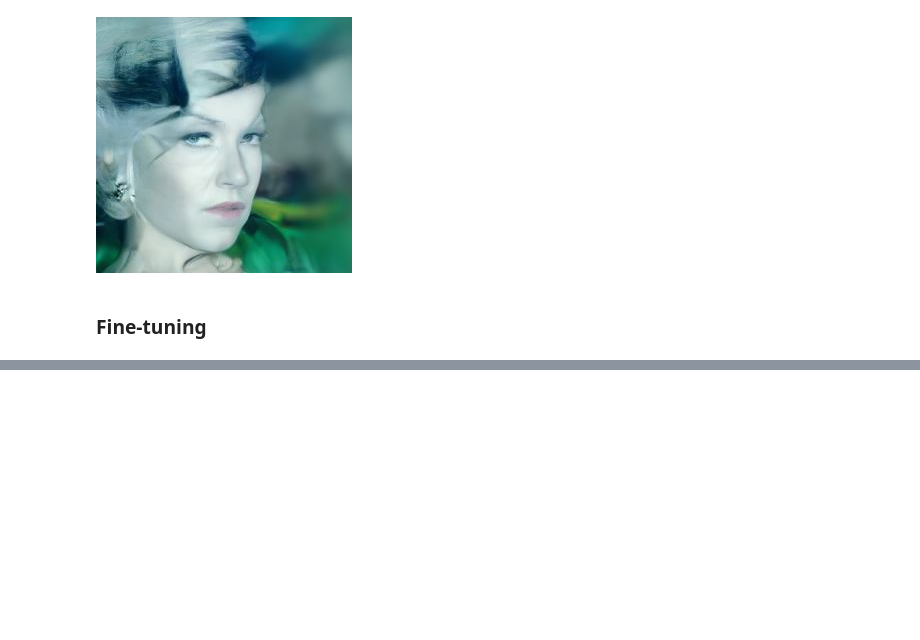
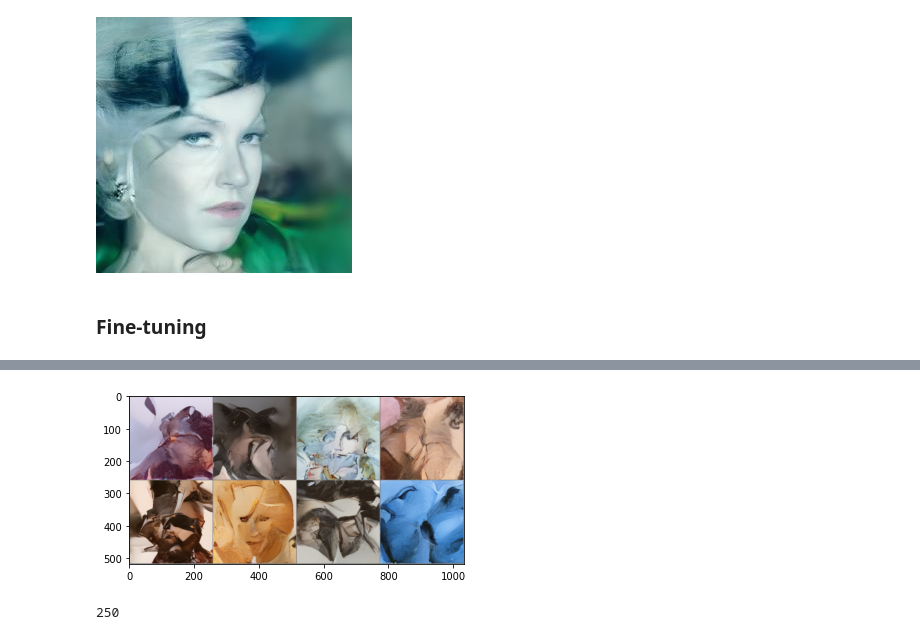
Before and after one commit to matteopilotto/diffusion-models-class, a Jupyter notebook: unit2/01_finetuning_and_guidance_mp.ipynb, the cells around one changed output, grey strips where cells are left out. Cells and saved outputs as stored; diff of their text form; code cells hidden in the pictures; blank space fills up the shorter version.

```diff
--- a/unit2/01_finetuning_and_guidance_mp.ipynb
+++ b/unit2/01_finetuning_and_guidance_mp.ipynb
@@ -177,0 +180,19 @@ plt.plot(losses);
+# %%
+x = torch.randn(8, 3, 256, 256).to(device)
+
+model = pipeline.unet
+model.eval()
+
+for i, t in enumerate(tqdm(scheduler.timesteps)):
+    model_input = scheduler.scale_model_input(x, t)
+
+    with torch.inference_mode():
+        pred_noise = model(model_input, t)['sample']
+
+        x = scheduler.step(pred_noise, t, x).prev_sample
+# %%
+grid = torchvision.utils.make_grid(x, nrow=4)
+plt.imshow(grid.permute(1, 2, 0).cpu().clip(-1, 1) * 0.5 + 0.5)
+plt.show()
+# %% [output]
+[figure, added]
@@ -177,0 +214,4 @@ plt.plot(losses);
+# %%
+len(train_dl)
+# %% [output]
+250
```
Also changed, not shown: parts of 7 cells of this notebook, 1 other file.
